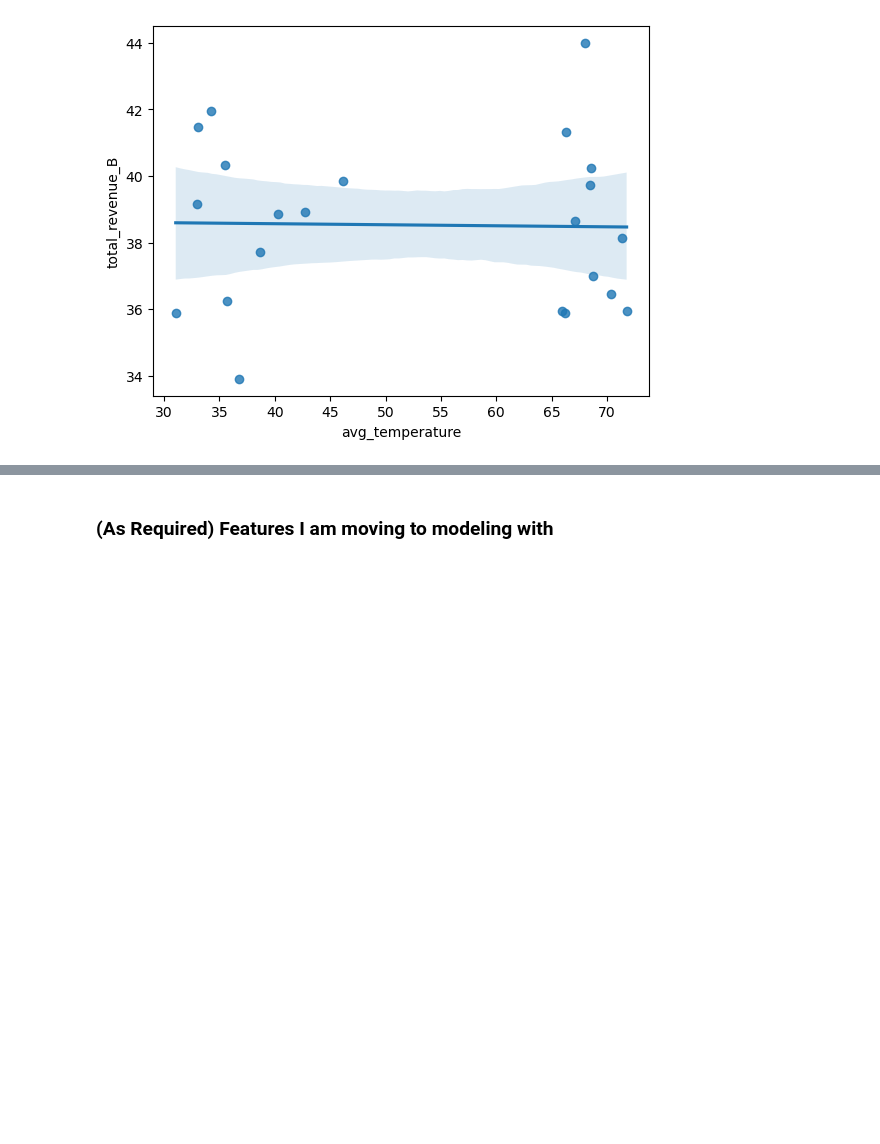
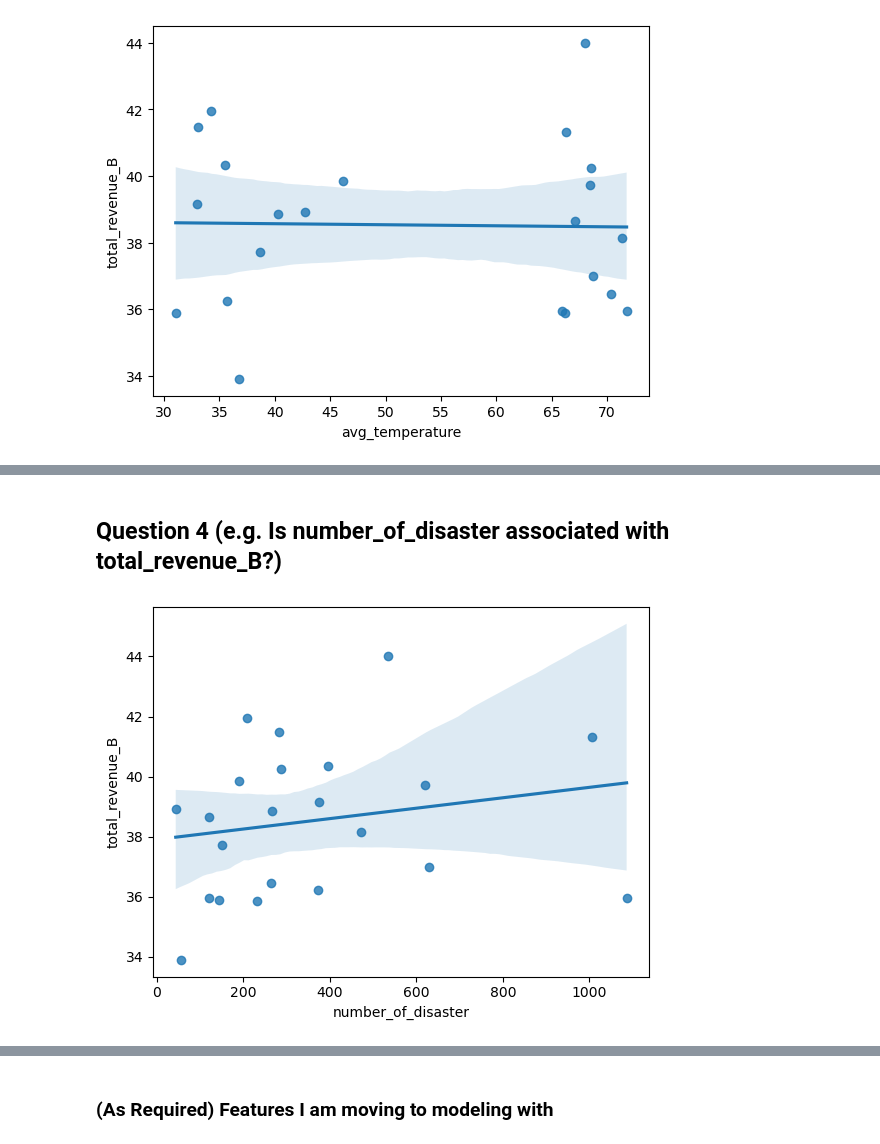
Before and after one commit to Project-Apollo-Forecast/Project-Apollo, a Jupyter notebook: corey_explore.ipynb, the cells around one changed output, grey strips where cells are left out. Cells and saved outputs as stored; diff of their text form; code cells hidden in the pictures; blank space fills up the shorter version.

```diff
--- a/corey_explore.ipynb
+++ b/corey_explore.ipynb
@@ -255,0 +230,8 @@ stat, p
+# %% [markdown]
+## Question 4 (e.g. Is number_of_disaster associated with total_revenue_B?)
+# %%
+# Visualize: get a regplot of number_of_disaster vs total_revenue_B on train
+sns.regplot(data=train, x='number_of_disaster', y='total_revenue_B')
+plt.show()
+# %% [output]
+[figure, added]
```
Also changed, not shown: parts of 61 cells of this notebook, 5 other files.
